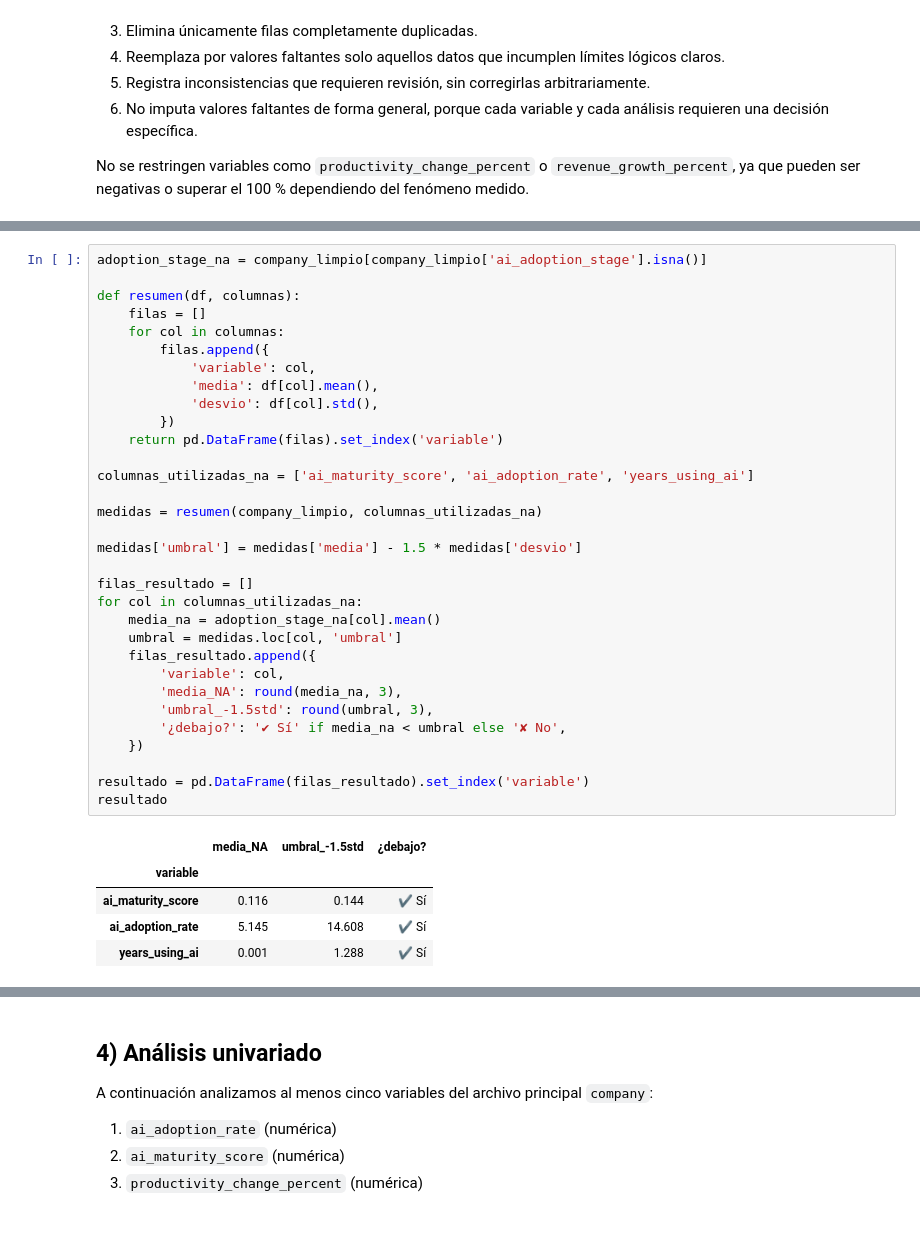
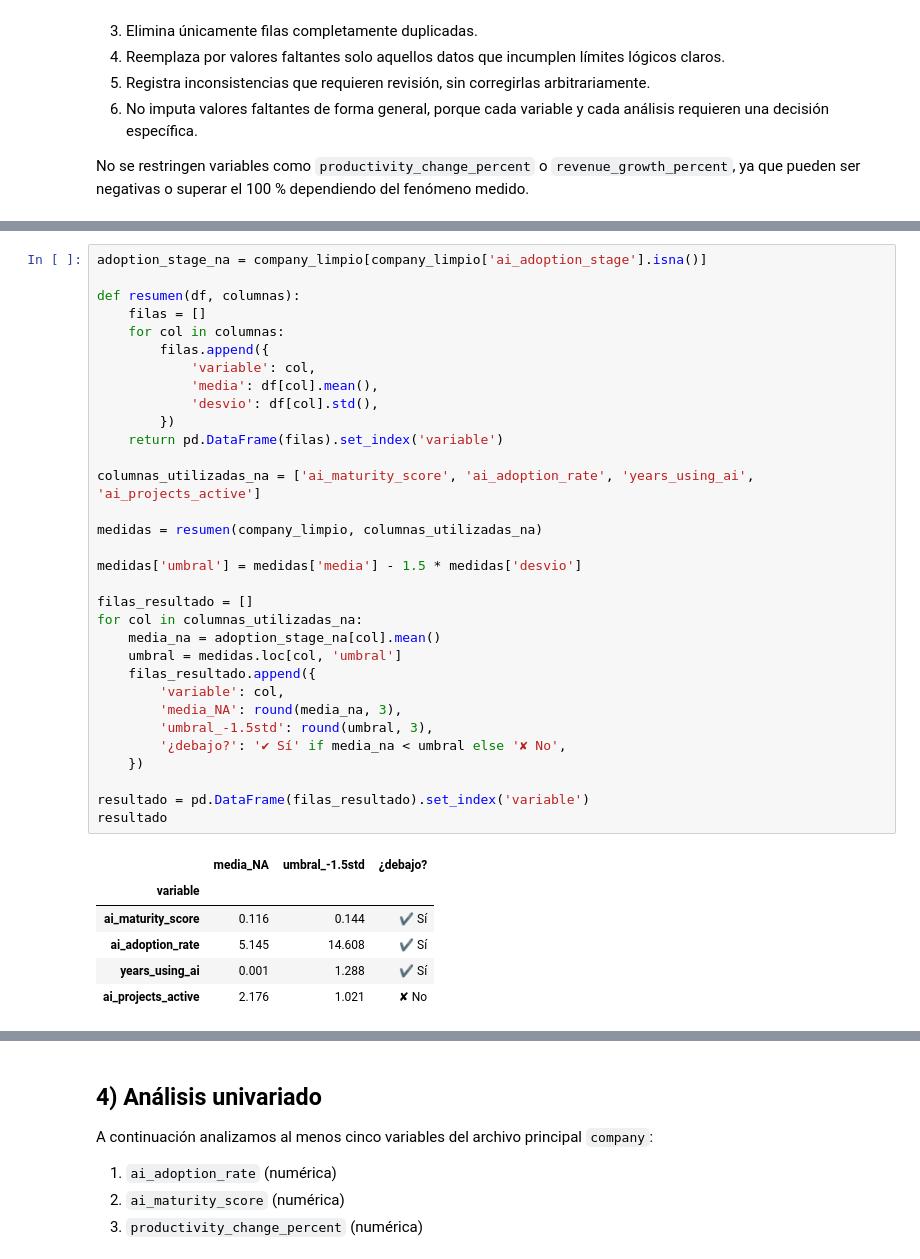
Before and after one commit to Ericsig/DiploDatos, a Jupyter notebook: notebook/eda_notebook.ipynb, the cells around one changed output, grey strips where cells are left out. Saved outputs shown, nothing was run; the diff lists cells and outputs as text; blank space fills up the shorter version.

Commit message:
profundice el analisis de NA en ai_adoption_stage, agregue descripcion de datasets

```diff
--- a/notebook/eda_notebook.ipynb
+++ b/notebook/eda_notebook.ipynb
@@ -934,31 +970,32 @@ def resumen(df, columnas):
             'variable': col,
             'media': df[col].mean(),
             'desvio': df[col].std(),
         })
     return pd.DataFrame(filas).set_index('variable')
 
-columnas_utilizadas_na = ['ai_maturity_score', 'ai_adoption_rate', 'years_using_ai']
+columnas_utilizadas_na = ['ai_maturity_score', 'ai_adoption_rate', 'years_using_ai', 'ai_projects_active']
 
 medidas = resumen(company_limpio, columnas_utilizadas_na)
 
 medidas['umbral'] = medidas['media'] - 1.5 * medidas['desvio']
 
 filas_resultado = []
 for col in columnas_utilizadas_na:
     media_na = adoption_stage_na[col].mean()
     umbral = medidas.loc[col, 'umbral']
     filas_resultado.append({
         'variable': col,
         'media_NA': round(media_na, 3),
         'umbral_-1.5std': round(umbral, 3),
         '¿debajo?': '✔ Sí' if media_na < umbral else '✘ No',
     })
 
 resultado = pd.DataFrame(filas_resultado).set_index('variable')
 resultado
 # %% [output]
 |  | media_NA | umbral_-1.5std | ¿debajo? |
 | variable |  |  |  |
 | ai_maturity_score | 0.116 | 0.144 | ✔ Sí |
 | ai_adoption_rate | 5.145 | 14.608 | ✔ Sí |
 | years_using_ai | 0.001 | 1.288 | ✔ Sí |
+| ai_projects_active | 2.176 | 1.021 | ✘ No |
```
Also changed, not shown: parts of 20 cells of this notebook.
